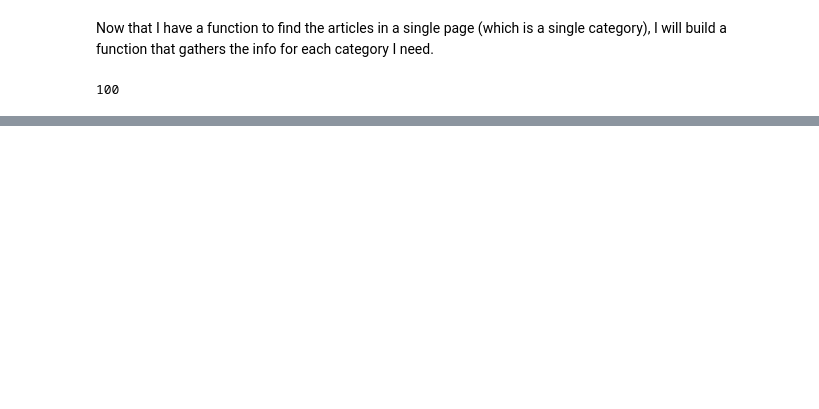
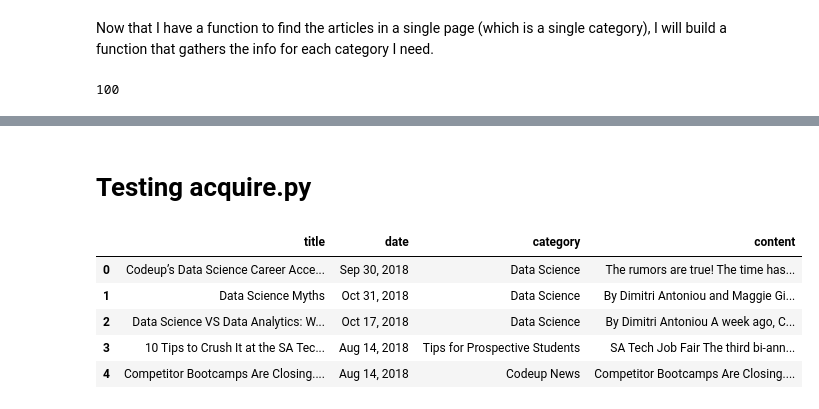
Before and after one commit to johnathon-smith/natural-language-processing-exercises, a Jupyter notebook: acquire_exercises.ipynb, the cells around one changed output, grey strips where cells are left out. Saved outputs shown, nothing was run; the diff lists cells and outputs as text; code cells hidden in the pictures; blank space fills up the shorter version.

```diff
--- a/acquire_exercises.ipynb
+++ b/acquire_exercises.ipynb
@@ -285 +285,3 @@ pd.DataFrame(news_articles)
 100 rows × 5 columns
+# %% [markdown]
+# Testing acquire.py
@@ -285,0 +290,12 @@ pd.DataFrame(news_articles)
+# %%
+#Load codeup blog info
+blog_articles = acquire.get_blog_articles()
+# %%
+blog_articles
+# %% [output]
+|  | title | date | category | content |
+| 0 | Codeup’s Data Science Career Acce... | Sep 30, 2018 | Data Science | The rumors are true! The time has... |
+| 1 | Data Science Myths | Oct 31, 2018 | Data Science | By Dimitri Antoniou and Maggie Gi... |
+| 2 | Data Science VS Data Analytics: W... | Oct 17, 2018 | Data Science | By Dimitri Antoniou A week ago, C... |
+| 3 | 10 Tips to Crush It at the SA Tec... | Aug 14, 2018 | Tips for Prospective Students | SA Tech Job Fair The third bi-ann... |
+| 4 | Competitor Bootcamps Are Closing.... | Aug 14, 2018 | Codeup News | Competitor Bootcamps Are Closing.... |
```
Also changed, not shown: parts of 6 cells of this notebook.
